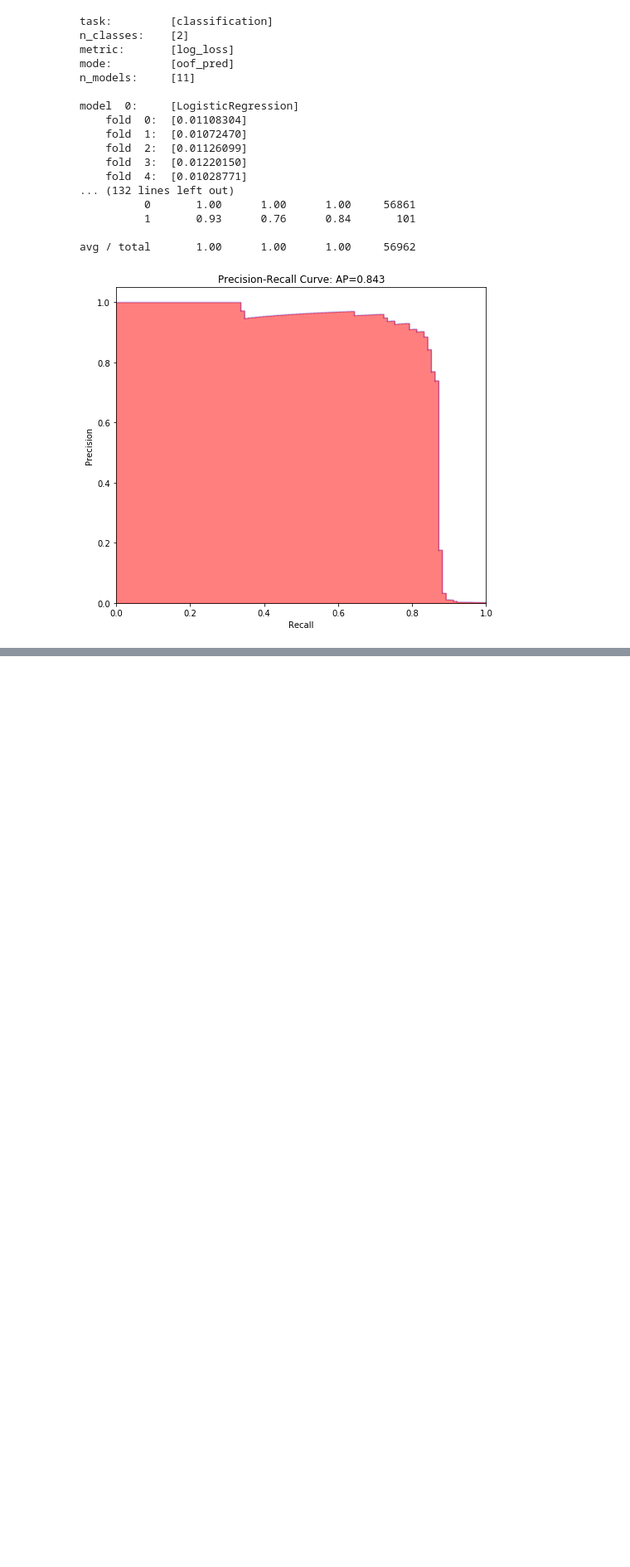
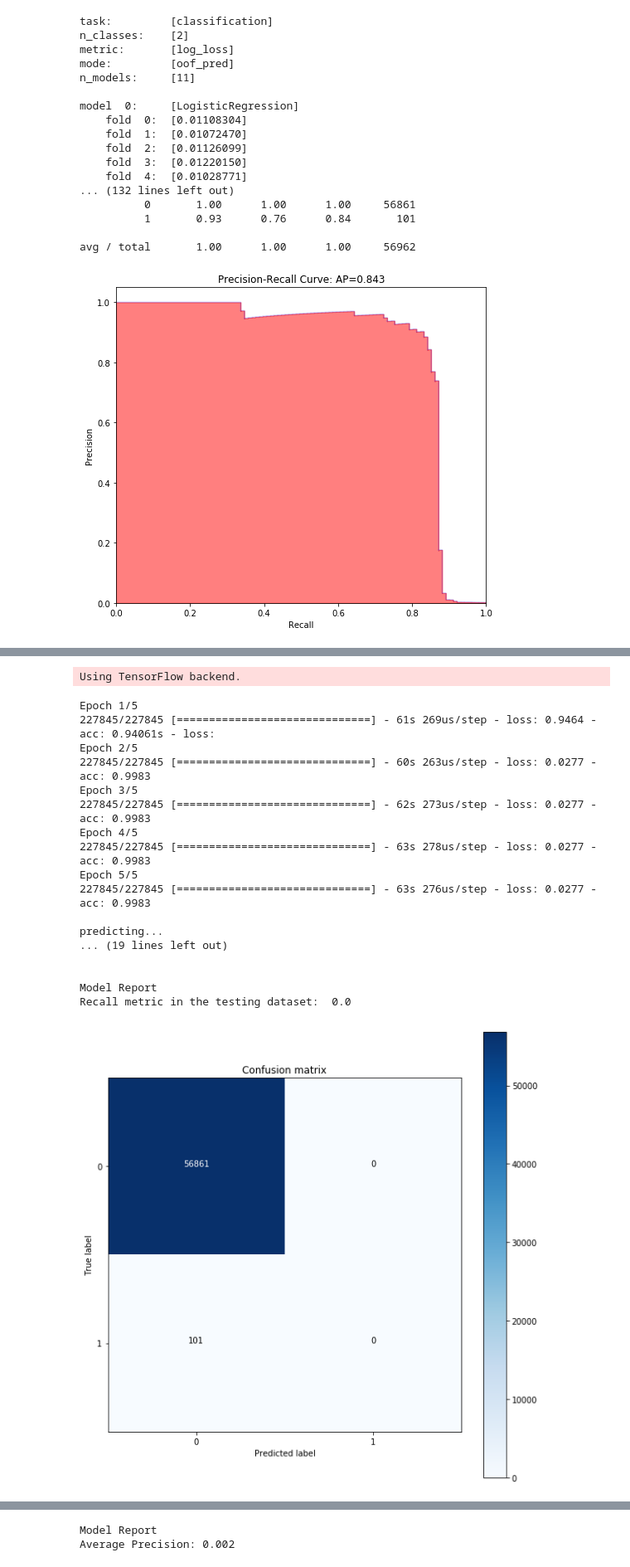
Before and after one commit to Ewen2015/Kaggle, a Jupyter notebook: credit_card/dev_model_comparison_among_0622.ipynb, the cells around one changed output, grey strips where cells are left out. Shown at 83% size. Drawn from its saved outputs; the diff is of its cells as text; code cells hidden in the pictures; blank space fills up the shorter version.

```diff
--- a/credit_card/dev_model_comparison_among_0622.ipynb
+++ b/credit_card/dev_model_comparison_among_0622.ipynb
@@ -85,0 +176,22 @@ avg / total       1.00      1.00      1.00     56962
+# %%
+nn = base.NN(report=True)
+# %% [output]
+Using TensorFlow backend.
+Epoch 1/5
+227845/227845 [==============================] - 61s 269us/step - loss: 0.9464 - acc: 0.94061s - loss:
+Epoch 2/5
+227845/227845 [==============================] - 60s 263us/step - loss: 0.0277 - acc: 0.9983
+Epoch 3/5
+227845/227845 [==============================] - 62s 273us/step - loss: 0.0277 - acc: 0.9983
+Epoch 4/5
+227845/227845 [==============================] - 63s 278us/step - loss: 0.0277 - acc: 0.9983
+Epoch 5/5
+227845/227845 [==============================] - 63s 276us/step - loss: 0.0277 - acc: 0.9983
+
+predicting...
+... (19 lines left out)
+
+
+Model Report
+Recall metric in the testing dataset:  0.0
+[figure, added]
@@ -85,0 +199,2 @@ avg / total       1.00      1.00      1.00     56962
+Model Report
+Average Precision: 0.002
```
Also changed, not shown: parts of 6 cells of this notebook, 9 other files.
